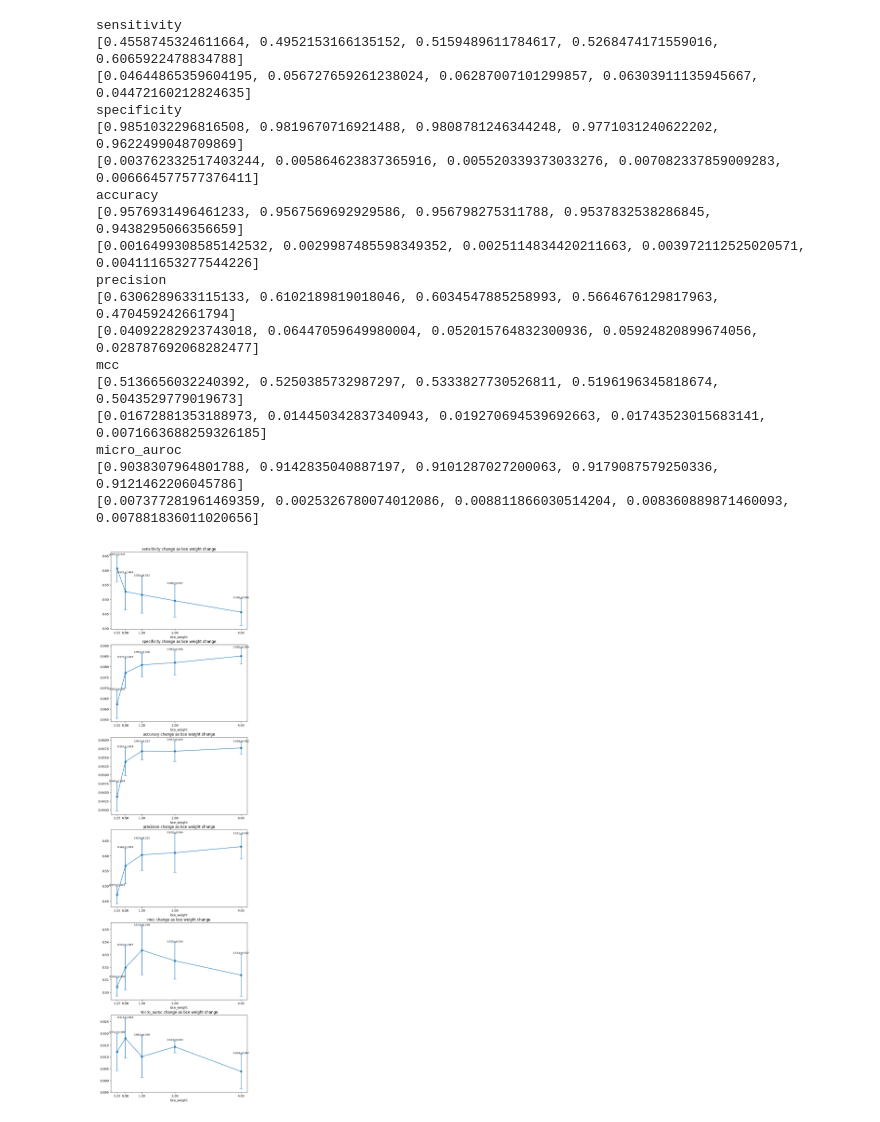
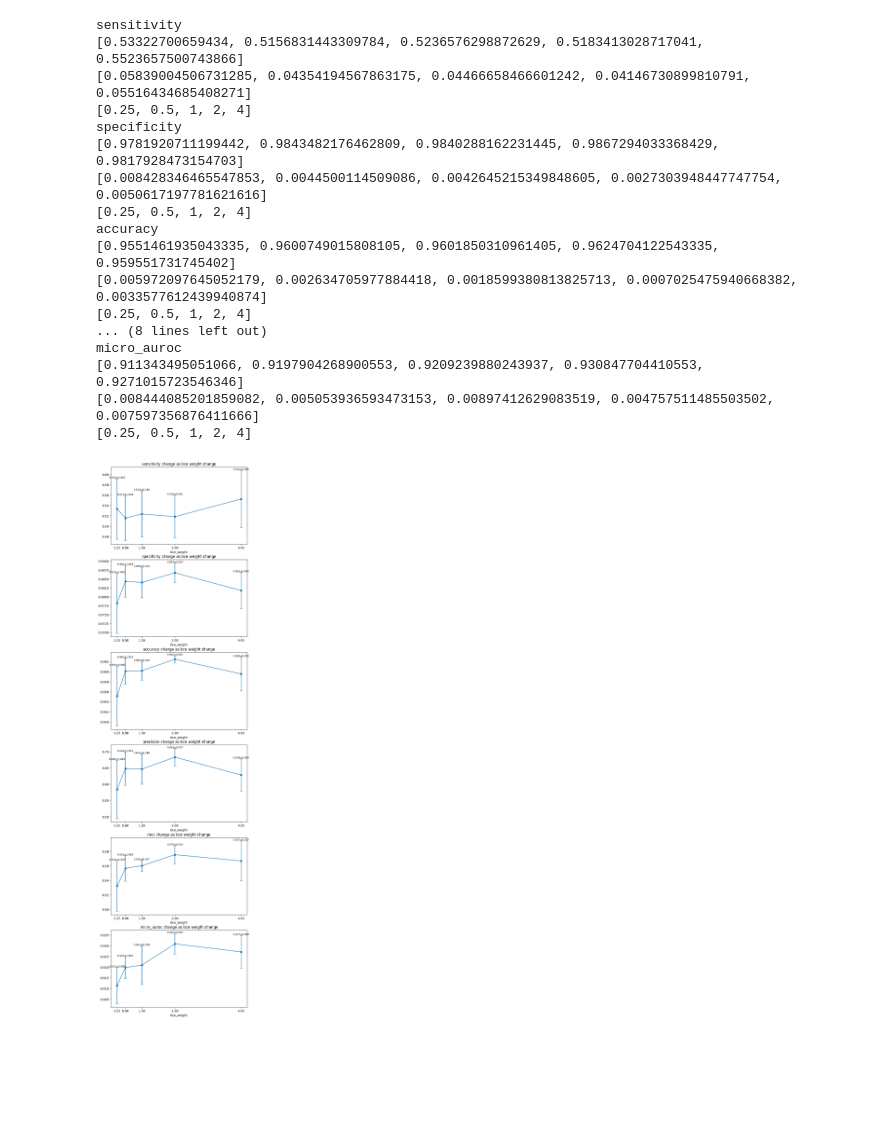
Before and after one commit to dlwocks31/atpbind, a Jupyter notebook: lmg_pretrained_pipeline_bce.ipynb, the cells around one changed output. Drawn from its saved outputs; the diff is of its cells as text; code cells hidden in the pictures; blank space fills up the shorter version.

```diff
--- a/lmg_pretrained_pipeline_bce.ipynb
+++ b/lmg_pretrained_pipeline_bce.ipynb
@@ -15,11 +15,12 @@ def statistics_per_key(list_of_dict):
         result[key] = [mean([i[key] for i in list_of_dict]), stdev([i[key] for i in list_of_dict])]
     return result
 
-result = []
+statistics = []
 for bce in bce_weights:
     trials = sum([i['trials'] for i in data if i['parameters']['bce_weight'] == bce], [])
     datas = []
     for trial in trials:
-        last_epoch = trial[1]
-        datas.append(last_epoch['data'])
-    result.append({'bce_weight': bce, 'statistics': statistics_per_key(datas)})
+        best_epoch = trial[-4]
+        datas.append(best_epoch)
+    statistics.append({'bce_weight': bce, 'statistics': statistics_per_key(datas)})
+    print(statistics[-1])
@@ -26,42 +33,41 @@ for bce in bce_weights:
 # %%
 import matplotlib.pyplot as plt
-
-bce_weights = [i['parameters']['bce_weight'] for i in data]
 
 metrics = ['sensitivity', 'specificity', 'accuracy', 'precision', 'mcc', 'micro_auroc']
 
 fig, axs = plt.subplots(6, figsize=(8, 32))
 
 for metric, ax in zip(metrics, axs):
     print(metric)
-    metric_avg = [i['statistics'][metric][0] for i in result]
-    metric_std = [i['statistics'][metric][1] for i in result]
+    metric_avg = [i['statistics'][metric][0] for i in statistics]
+    metric_std = [i['statistics'][metric][1] for i in statistics]
+    metric_bce_weights = [i['bce_weight'] for i in statistics]
     print(metric_avg)
     print(metric_std)
-    ax.errorbar(bce_weights, metric_avg, yerr=metric_std, fmt='-o', capsize=5)
+    print(metric_bce_weights)
+    ax.errorbar(metric_bce_weights, metric_avg, yerr=metric_std, fmt='-o', capsize=5)
     ax.set_title(f'{metric} change as bce weight change')
     ax.set_xlabel('bce_weight')
     ax.set_xticks(bce_weights)
 
     for weight, avg, std in zip(bce_weights, metric_avg, metric_std):
         ax.text(weight, avg+std, f'{avg:.3f}±{std:.3f}', ha='center', va='bottom', fontsize=8)
 # %% [output]
 sensitivity
-[0.4558745324611664, 0.4952153166135152, 0.5159489611784617, 0.5268474171559016, 0.6065922478834788]
-[0.04644865359604195, 0.056727659261238024, 0.06287007101299857, 0.06303911135945667, 0.04472160212824635]
+[0.53322700659434, 0.5156831443309784, 0.5236576298872629, 0.5183413028717041, 0.5523657500743866]
+[0.05839004506731285, 0.04354194567863175, 0.04466658466601242, 0.04146730899810791, 0.05516434685408271]
+[0.25, 0.5, 1, 2, 4]
 specificity
-[0.9851032296816508, 0.9819670716921488, 0.9808781246344248, 0.9771031240622202, 0.9622499048709869]
-[0.003762332517403244, 0.005864623837365916, 0.005520339373033276, 0.007082337859009283, 0.006664577577376411]
+[0.9781920711199442, 0.9843482176462809, 0.9840288162231445, 0.9867294033368429, 0.9817928473154703]
+[0.008428346465547853, 0.0044500114509086, 0.0042645215349848605, 0.0027303948447747754, 0.0050617197781621616]
+[0.25, 0.5, 1, 2, 4]
 accuracy
-[0.9576931496461233, 0.9567569692929586, 0.956798275311788, 0.9537832538286845, 0.9438295066356659]
-[0.0016499308585142532, 0.0029987485598349352, 0.0025114834420211663, 0.003972112525020571, 0.004111653277544226]
-precision
-[0.6306289633115133, 0.6102189819018046, 0.6034547885258993, 0.5664676129817963, 0.470459242661794]
-[0.04092282923743018, 0.06447059649980004, 0.052015764832300936, 0.05924820899674056, 0.028787692068282477]
-mcc
-[0.5136656032240392, 0.5250385732987297, 0.5333827730526811, 0.5196196345818674, 0.5043529779019673]
-[0.01672881353188973, 0.014450342837340943, 0.019270694539692663, 0.01743523015683141, 0.0071663688259326185]
+[0.9551461935043335, 0.9600749015808105, 0.9601850310961405, 0.9624704122543335, 0.959551731745402]
+[0.005972097645052179, 0.002634705977884418, 0.0018599380813825713, 0.0007025475940668382, 0.0033577612439940874]
+[0.25, 0.5, 1, 2, 4]
+... (8 lines left out)
 micro_auroc
-[0.9038307964801788, 0.9142835040887197, 0.9101287027200063, 0.9179087579250336, 0.9121462206045786]
-[0.007377281961469359, 0.0025326780074012086, 0.008811866030514204, 0.008360889871460093, 0.007881836011020656]
+[0.911343495051066, 0.9197904268900553, 0.9209239880243937, 0.930847704410553, 0.9271015723546346]
+[0.008444085201859082, 0.005053936593473153, 0.00897412629083519, 0.004757511485503502, 0.007597356876411666]
+[0.25, 0.5, 1, 2, 4]
-[figure, old version]
+[figure, new version]
```
Also changed, not shown: parts of 1 cell of this notebook, 2 other files.
